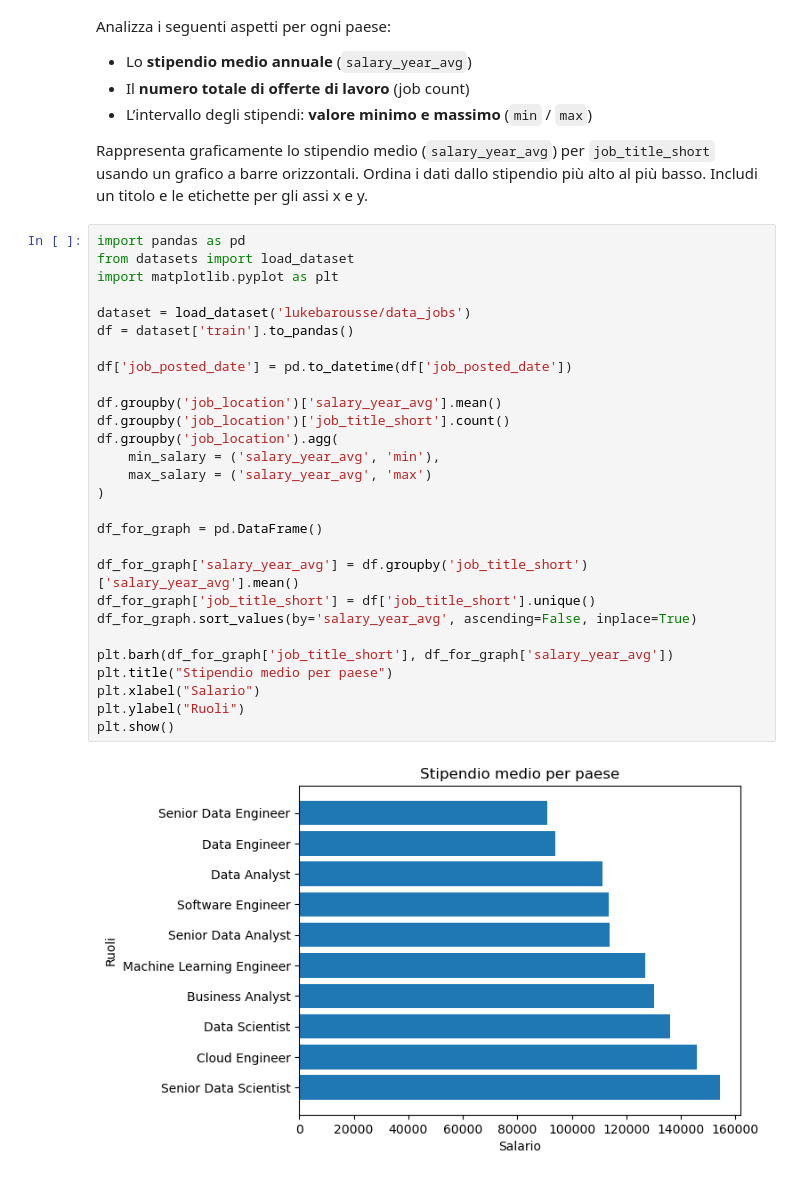
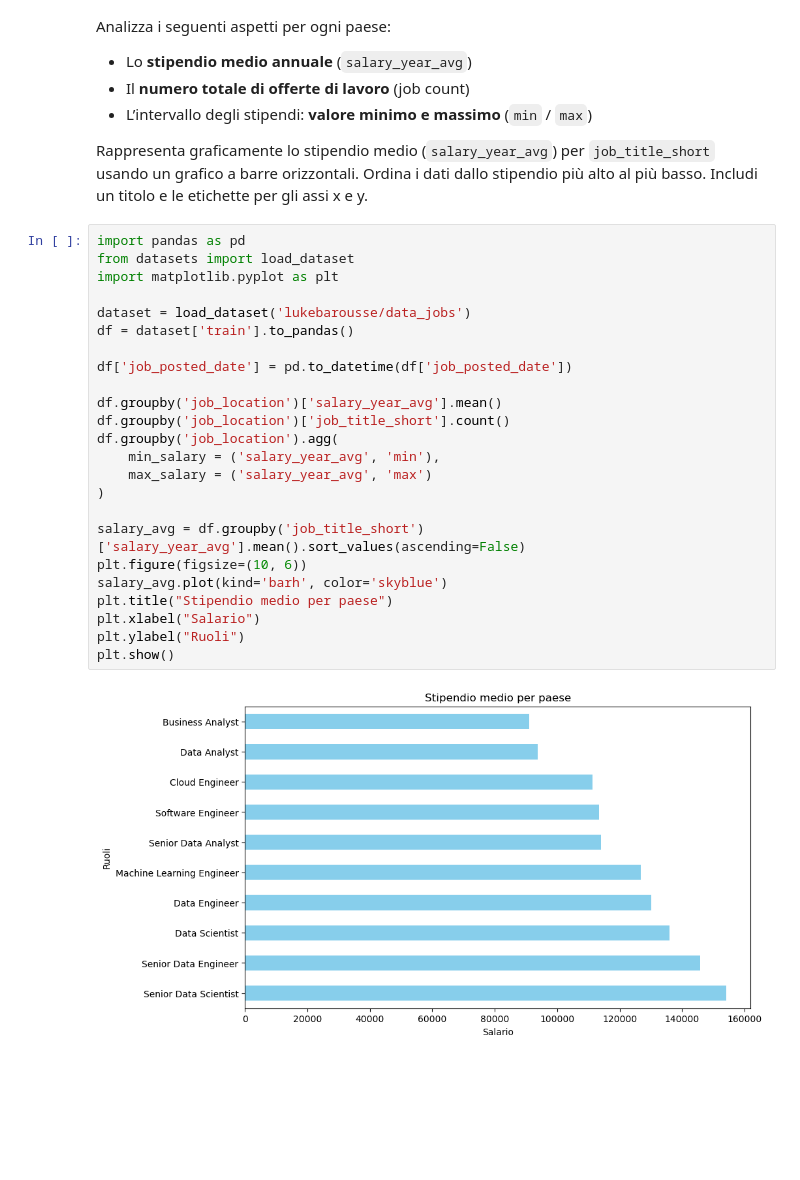
Before and after one commit to MatCosty/ProgrammingLab2, a Jupyter notebook: 3_Esercizi_lez_3.ipynb, the cells around one changed output. Drawn from its saved outputs; the diff is of its cells as text; blank space fills up the shorter version.

```diff
--- a/3_Esercizi_lez_3.ipynb
+++ b/3_Esercizi_lez_3.ipynb
@@ -79,30 +79,26 @@ Rappresenta graficamente lo stipendio medio (`salary_year_avg`) per `job_title_s
 # %%
 import pandas as pd
 from datasets import load_dataset
 import matplotlib.pyplot as plt
 
 dataset = load_dataset('lukebarousse/data_jobs')
 df = dataset['train'].to_pandas()
 
 df['job_posted_date'] = pd.to_datetime(df['job_posted_date'])
 
 df.groupby('job_location')['salary_year_avg'].mean()
 df.groupby('job_location')['job_title_short'].count()
 df.groupby('job_location').agg(
     min_salary = ('salary_year_avg', 'min'),
     max_salary = ('salary_year_avg', 'max')
 )
 
-df_for_graph = pd.DataFrame()
-
-df_for_graph['salary_year_avg'] = df.groupby('job_title_short')['salary_year_avg'].mean()
-df_for_graph['job_title_short'] = df['job_title_short'].unique()
-df_for_graph.sort_values(by='salary_year_avg', ascending=False, inplace=True)
-
-plt.barh(df_for_graph['job_title_short'], df_for_graph['salary_year_avg'])
+salary_avg = df.groupby('job_title_short')['salary_year_avg'].mean().sort_values(ascending=False)
+plt.figure(figsize=(10, 6))
+salary_avg.plot(kind='barh', color='skyblue')
 plt.title("Stipendio medio per paese")
 plt.xlabel("Salario")
 plt.ylabel("Ruoli")
 plt.show()
 # %% [output]
-[figure, old version]
+[figure, new version]
```
